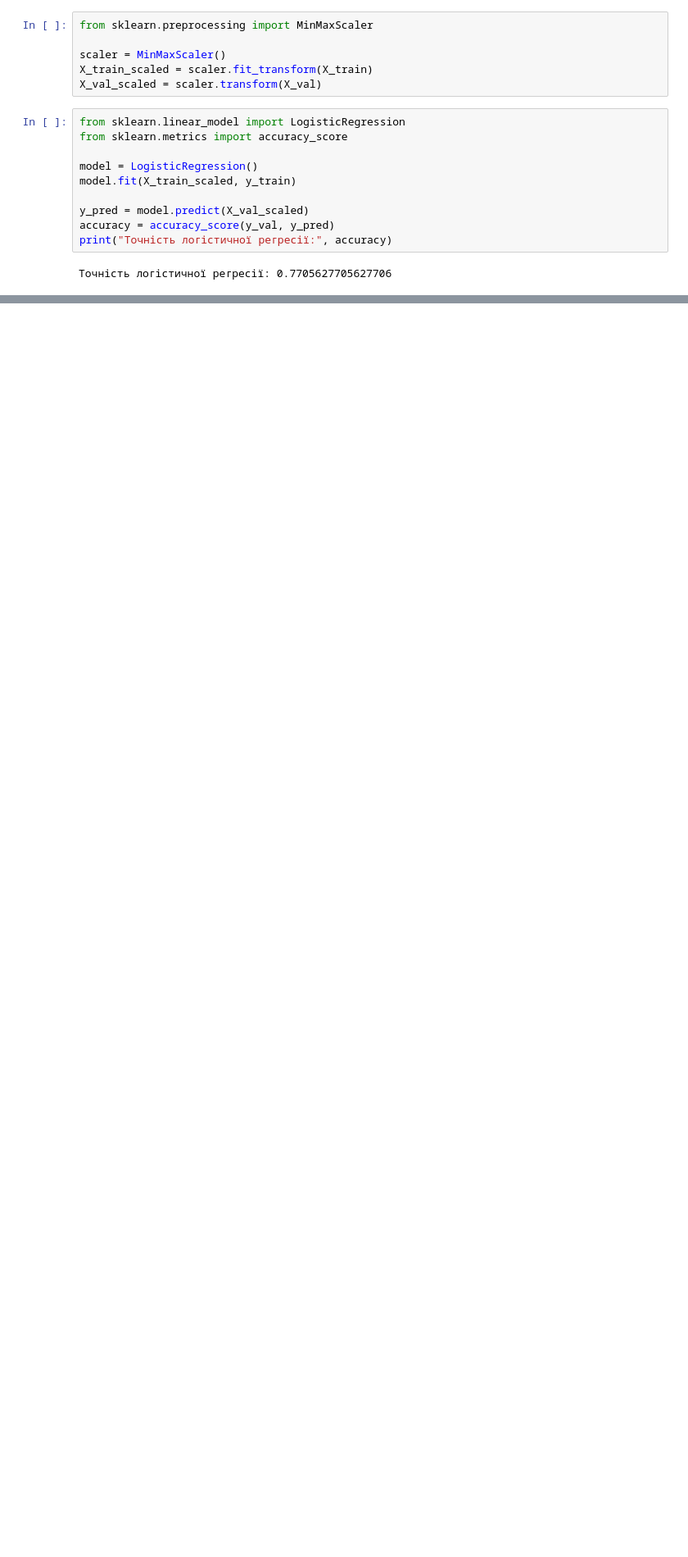
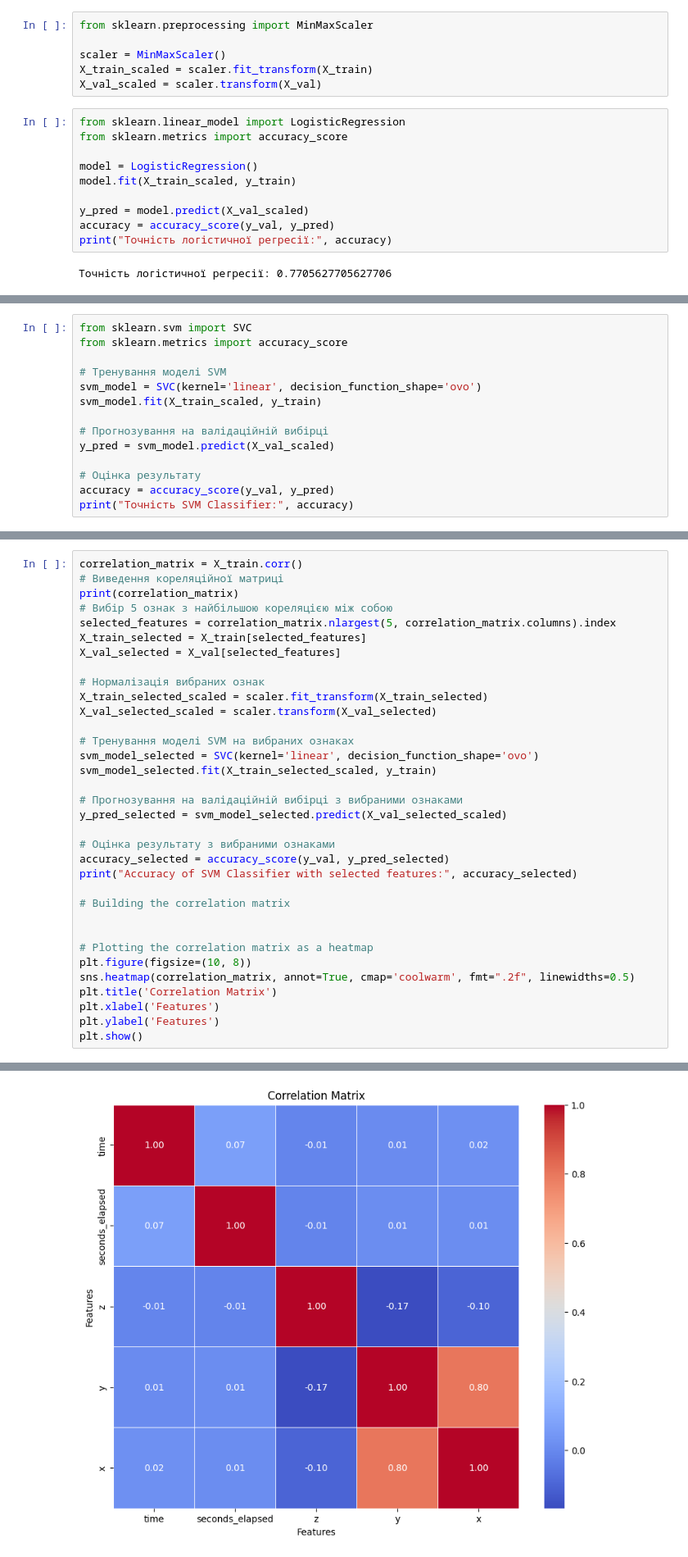
Before and after one commit to bohdanbtw/LPNU, a Jupyter notebook: Lab06/main.ipynb, the cells around one changed output, grey strips where cells are left out. Shown: that part at 82% size. Drawn from its saved outputs; the diff is of its cells as text; blank space fills up the shorter version.

```diff
--- a/Lab06/main.ipynb
+++ b/Lab06/main.ipynb
@@ -90,0 +130,14 @@ Accuracy of Logistic Regression with selected features: 0.683982683982684
+# %%
+from sklearn.svm import SVC
+from sklearn.metrics import accuracy_score
+
+# Тренування моделі SVM
+svm_model = SVC(kernel='linear', decision_function_shape='ovo')
+svm_model.fit(X_train_scaled, y_train)
+
+# Прогнозування на валідаційній вибірці
+y_pred = svm_model.predict(X_val_scaled)
+
+# Оцінка результату
+accuracy = accuracy_score(y_val, y_pred)
+print("Точність SVM Classifier:", accuracy)
@@ -90,0 +146,35 @@ Accuracy of Logistic Regression with selected features: 0.683982683982684
+# %%
+correlation_matrix = X_train.corr()
+# Виведення кореляційної матриці
+print(correlation_matrix)
+# Вибір 5 ознак з найбільшою кореляцією між собою
+selected_features = correlation_matrix.nlargest(5, correlation_matrix.columns).index
+X_train_selected = X_train[selected_features]
+X_val_selected = X_val[selected_features]
+
+# Нормалізація вибраних ознак
+X_train_selected_scaled = scaler.fit_transform(X_train_selected)
+X_val_selected_scaled = scaler.transform(X_val_selected)
+
+# Тренування моделі SVM на вибраних ознаках
+svm_model_selected = SVC(kernel='linear', decision_function_shape='ovo')
+svm_model_selected.fit(X_train_selected_scaled, y_train)
+
+# Прогнозування на валідаційній вибірці з вибраними ознаками
+y_pred_selected = svm_model_selected.predict(X_val_selected_scaled)
+
+# Оцінка результату з вибраними ознаками
+accuracy_selected = accuracy_score(y_val, y_pred_selected)
+print("Accuracy of SVM Classifier with selected features:", accuracy_selected)
+
+# Building the correlation matrix
+
+
+# Plotting the correlation matrix as a heatmap
+plt.figure(figsize=(10, 8))
+sns.heatmap(correlation_matrix, annot=True, cmap='coolwarm', fmt=".2f", linewidths=0.5)
+plt.title('Correlation Matrix')
+plt.xlabel('Features')
+plt.ylabel('Features')
+plt.show()
+# %% [output]
@@ -90,0 +188 @@ Accuracy of Logistic Regression with selected features: 0.683982683982684
+[figure, added]
```
Also changed, not shown: parts of 7 cells of this notebook, 6 other files.
